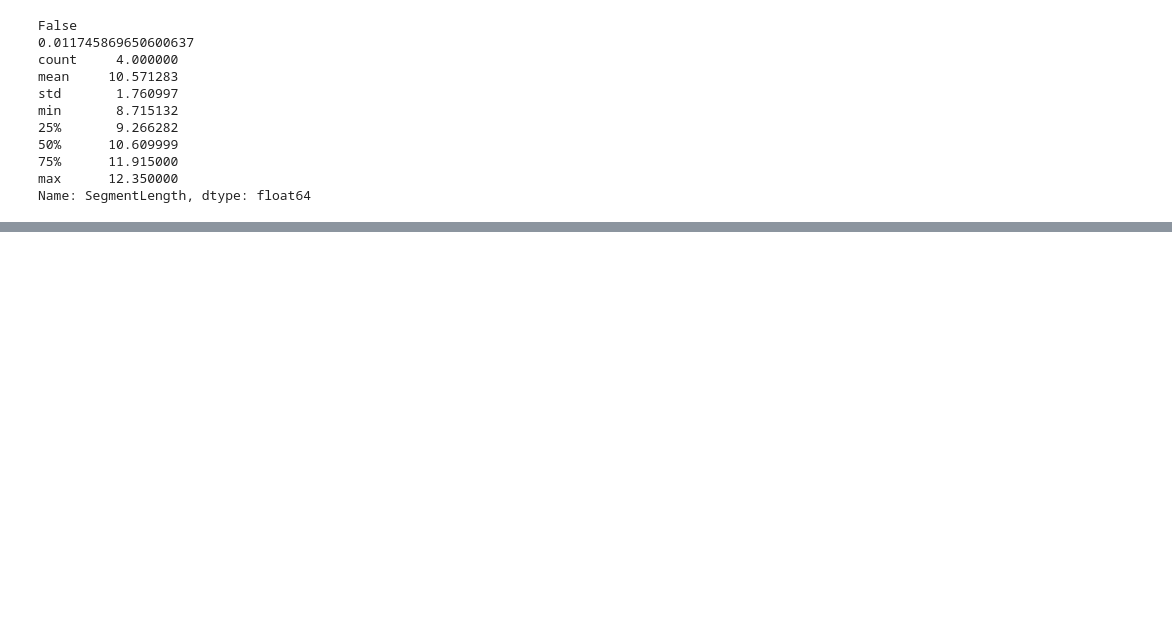
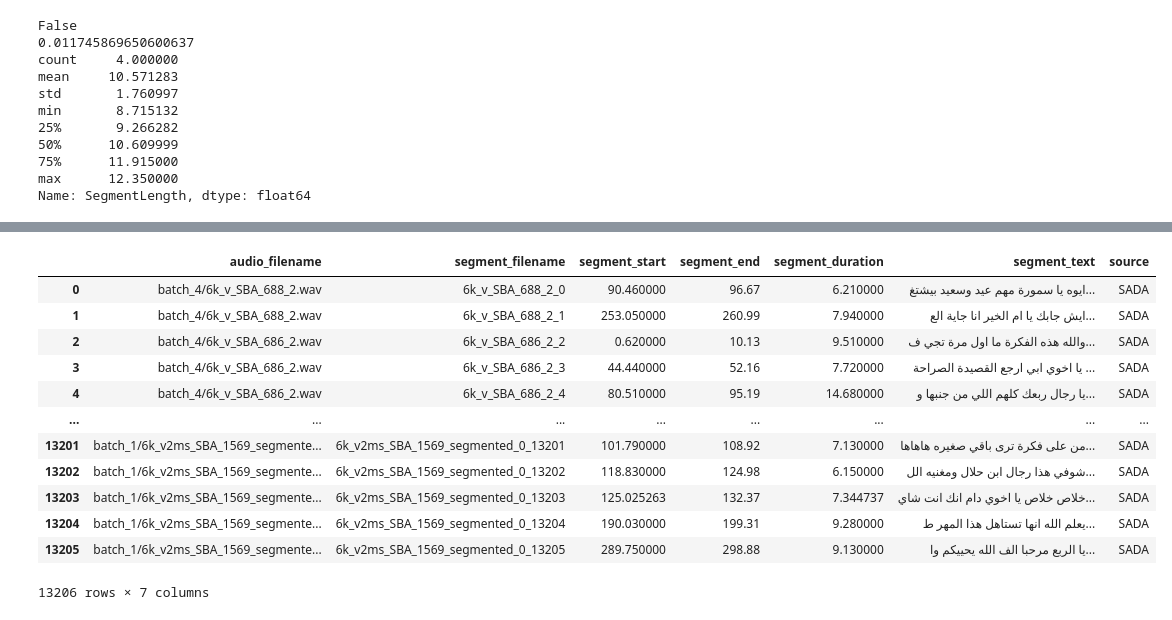
Before and after one commit to Ahmed-Alsardi/data_preprocessing, a Jupyter notebook: src/processing/sada/sada_note.ipynb, the cells around one changed output, grey strips where cells are left out. Cells and saved outputs as stored; diff of their text form; code cells hidden in the pictures; blank space fills up the shorter version.

```diff
--- a/src/processing/sada/sada_note.ipynb
+++ b/src/processing/sada/sada_note.ipynb
@@ -144,0 +235,28 @@ Name: SegmentLength, dtype: float64
+# %%
+df = df.rename(
+        columns={
+            "ProcessedText": "segment_text",
+            "SegmentLength": "segment_duration",
+            "FileName": "audio_filename",
+            "SegmentStart": "segment_start",
+            "SegmentEnd": "segment_end",
+        }
+    )
+# %%
+from processing.config import SourceEnum
+df["source"] = SourceEnum.SADA.value
+df[[ "audio_filename", "segment_filename", "segment_start", "segment_end", "segment_duration", "segment_text", "source"]]
+# %% [output]
+|  | audio_filename | segment_filename | segment_start | segment_end | segment_duration | segment_text | source |
+| 0 | batch_4/6k_v_SBA_688_2.wav | 6k_v_SBA_688_2_0 | 90.460000 | 96.67 | 6.210000 | ايوه يا سمورة مهم عيد وسعيد بيشتغ... | SADA |
+| 1 | batch_4/6k_v_SBA_688_2.wav | 6k_v_SBA_688_2_1 | 253.050000 | 260.99 | 7.940000 | ايش جابك يا ام الخير انا جاية الع... | SADA |
+| 2 | batch_4/6k_v_SBA_686_2.wav | 6k_v_SBA_686_2_2 | 0.620000 | 10.13 | 9.510000 | والله هذه الفكرة ما اول مرة تجي ف... | SADA |
+| 3 | batch_4/6k_v_SBA_686_2.wav | 6k_v_SBA_686_2_3 | 44.440000 | 52.16 | 7.720000 | يا اخوي ابي ارجع القصيدة الصراحة ... | SADA |
+| 4 | batch_4/6k_v_SBA_686_2.wav | 6k_v_SBA_686_2_4 | 80.510000 | 95.19 | 14.680000 | يا رجال ربعك كلهم اللي من جنبها و... | SADA |
+| ... | ... | ... | ... | ... | ... | ... | ... |
+| 13201 | batch_1/6k_v2ms_SBA_1569_segmente... | 6k_v2ms_SBA_1569_segmented_0_13201 | 101.790000 | 108.92 | 7.130000 | من على فكرة ترى باقي صغيره هاهاها... | SADA |
+| 13202 | batch_1/6k_v2ms_SBA_1569_segmente... | 6k_v2ms_SBA_1569_segmented_0_13202 | 118.830000 | 124.98 | 6.150000 | شوفي هذا رجال ابن حلال ومغنيه الل... | SADA |
+| 13203 | batch_1/6k_v2ms_SBA_1569_segmente... | 6k_v2ms_SBA_1569_segmented_0_13203 | 125.025263 | 132.37 | 7.344737 | خلاص خلاص يا اخوي دام انك انت شاي... | SADA |
+| 13204 | batch_1/6k_v2ms_SBA_1569_segmente... | 6k_v2ms_SBA_1569_segmented_0_13204 | 190.030000 | 199.31 | 9.280000 | يعلم الله انها تستاهل هذا المهر ط... | SADA |
+| 13205 | batch_1/6k_v2ms_SBA_1569_segmente... | 6k_v2ms_SBA_1569_segmented_0_13205 | 289.750000 | 298.88 | 9.130000 | يا الربع مرحبا الف الله يحييكم وا... | SADA |
+13206 rows × 7 columns
```
Also changed, not shown: parts of 9 cells of this notebook, 4 other files.
